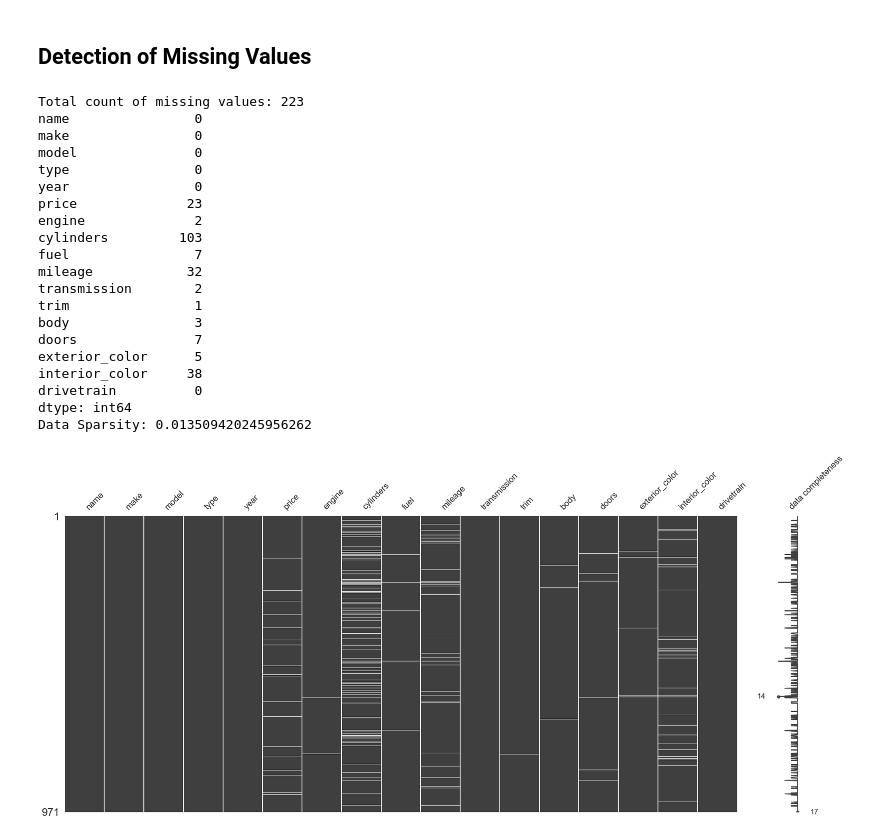
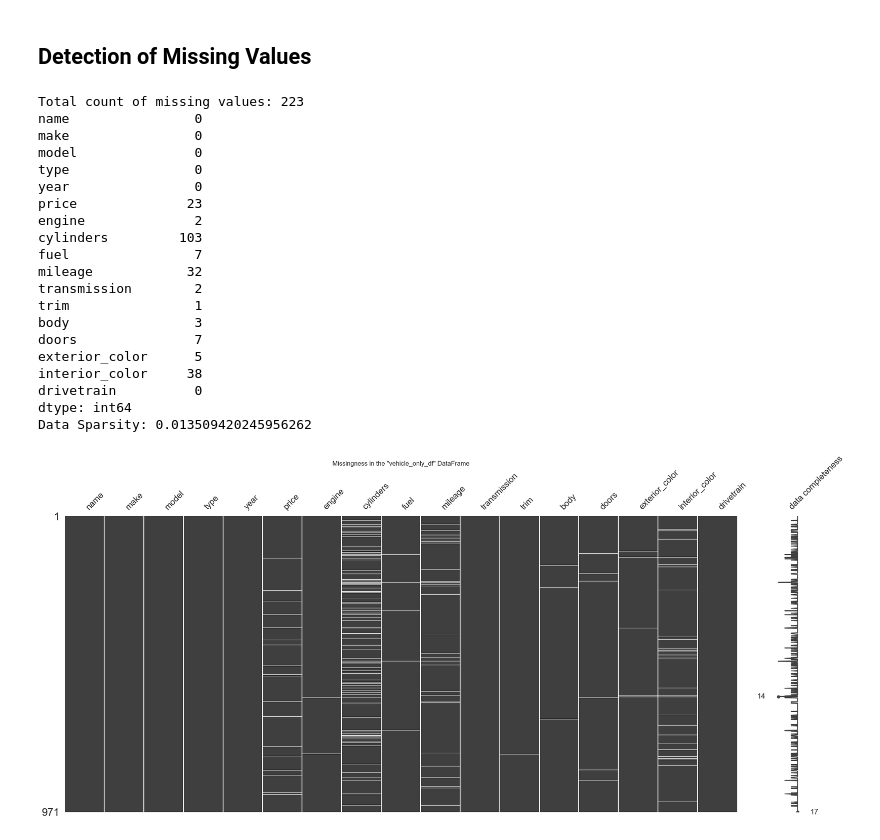
Before and after one commit to bravobryan/data_clean_vehicle_dataset, a Jupyter notebook: data_clean_vehicles.ipynb, the cells around one changed output. Saved outputs shown, nothing was run; the diff lists cells and outputs as text; code cells hidden in the pictures.

```diff
--- a/data_clean_vehicles.ipynb
+++ b/data_clean_vehicles.ipynb
@@ -135,34 +135,35 @@ Name: count, dtype: int64
 # %%
 ##-- Detection of missing values --##
 print(f'Total count of missing values: {vehicle_only_df.isna().sum().sum()}')
 print(vehicle_only_df.isna().sum())  # Generates the count of missing values per column.
 
 ##-- Visualization of missing values --##
 print(f'Data Sparsity: {vehicle_only_df.isna().sum().sum() / (vehicle_only_df.shape[0] * vehicle_only_df.shape[1])}')
 msno.matrix(vehicle_only_df, labels=True)
+plt.title('Missingness in the "vehicle_only_df" DataFrame')
 plt.show()
 # %% [output]
 Total count of missing values: 223
 name                0
 make                0
 model               0
 type                0
 year                0
 price              23
 engine              2
 cylinders         103
 fuel                7
 mileage            32
 transmission        2
 trim                1
 body                3
 doors               7
 exterior_color      5
 interior_color     38
 drivetrain          0
 dtype: int64
 Data Sparsity: 0.013509420245956262
-[figure, old version]
+[figure, new version]
 # %% [markdown]
 ## Treatment of Missing Values
 **Variables with Missing Values**:
```
Also changed, not shown: parts of 19 cells of this notebook.
